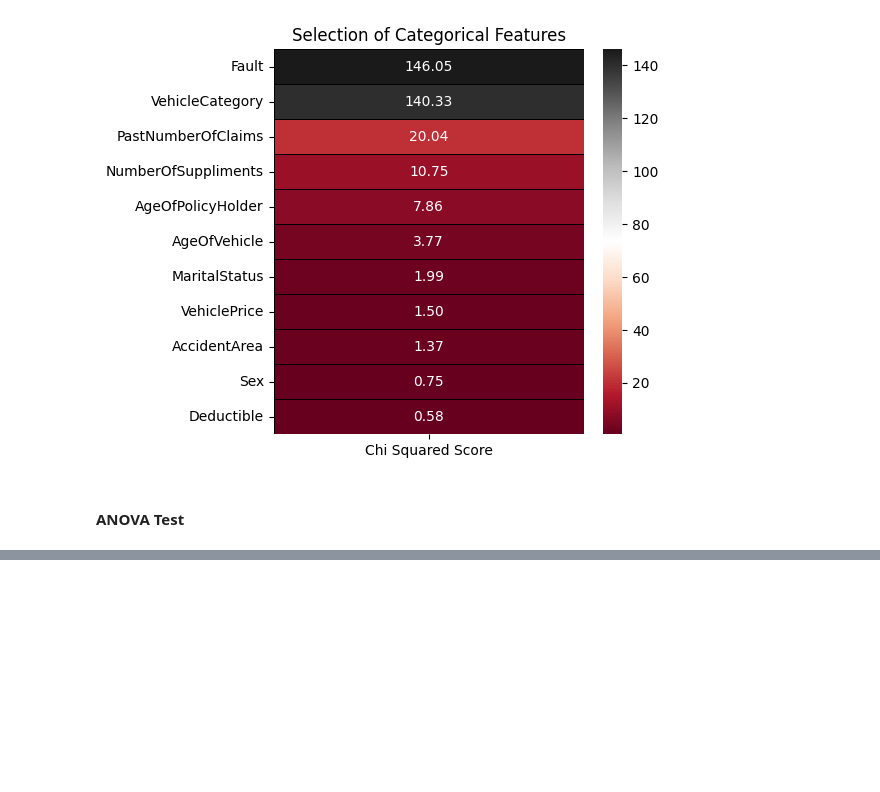
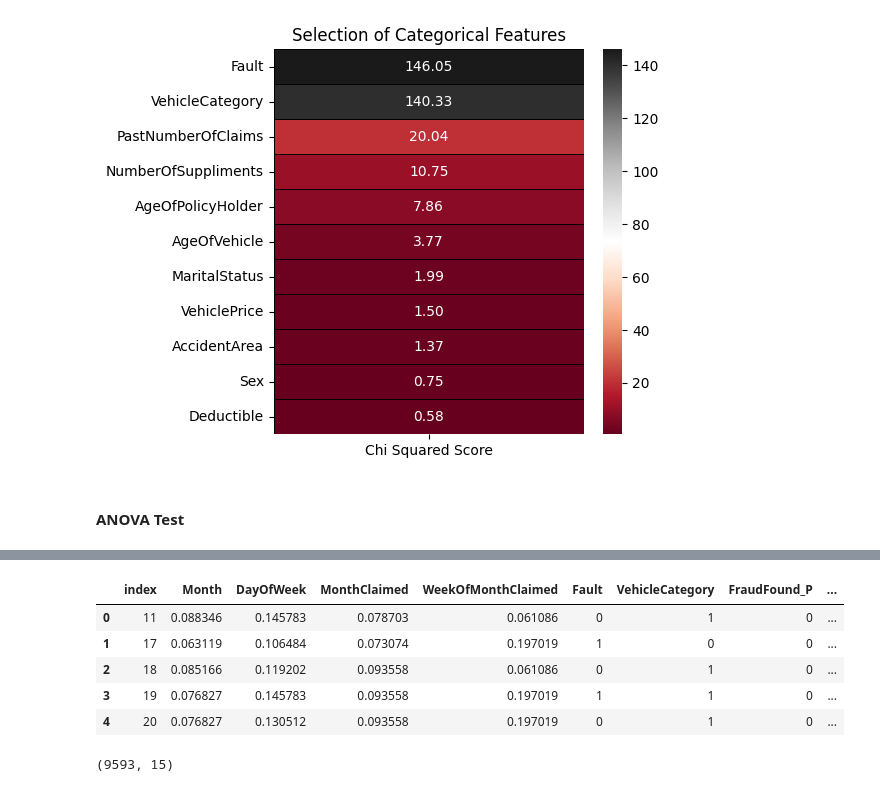
Before and after one commit to stekunda/vehicle-fraud-detection, a Jupyter notebook: data_cleaning.ipynb, the cells around one changed output, grey strips where cells are left out. Cells and saved outputs as stored; diff of their text form; code cells hidden in the pictures; blank space fills up the shorter version.

Commit message:
Finished cleaning data

```diff
--- a/data_cleaning.ipynb
+++ b/data_cleaning.ipynb
@@ -406,0 +400,16 @@ df = get_final_data(df)
+# %%
+'''
+From the Chi-Square Test, we have decided to drop the features with scores less than 5
+From the ANOVA Test, we have decided to drop the features with scores less than 1
+'''
+
+def get_final_data(df):
+    df.drop(['WeekOfMonth','DayOfWeekClaimed','DriverRating','Deductible','Sex','AccidentArea','VehiclePrice','MaritalStatus','AgeOfVehicle','Make'],axis=1,inplace=True)
+
+    '''
+    Separate the classes of the below classes into their own features and drop the 'All Perils' class to prevent multicollinearity
+    All Perils is too closely correlated to the other two classe within each feature
+    '''
+
+    df = pd.get_dummies(df,columns=['PolicyType','BasePolicy'],drop_first=True)
+    return df
@@ -406,0 +419,13 @@ df = get_final_data(df)
+# %%
+df.head()
+# %% [output]
+|  | index | Month | DayOfWeek | MonthClaimed | WeekOfMonthClaimed | Fault | VehicleCategory | FraudFound_P | ... |
+| 0 | 11 | 0.088346 | 0.145783 | 0.078703 | 0.061086 | 0 | 1 | 0 | ... |
+| 1 | 17 | 0.063119 | 0.106484 | 0.073074 | 0.197019 | 1 | 0 | 0 | ... |
+| 2 | 18 | 0.085166 | 0.119202 | 0.093558 | 0.061086 | 0 | 1 | 0 | ... |
+| 3 | 19 | 0.076827 | 0.145783 | 0.093558 | 0.197019 | 1 | 1 | 0 | ... |
+| 4 | 20 | 0.076827 | 0.130512 | 0.093558 | 0.197019 | 0 | 1 | 0 | ... |
+# %%
+df.shape
+# %% [output]
+(9593, 15)
```
Also changed, not shown: parts of 8 cells of this notebook.
